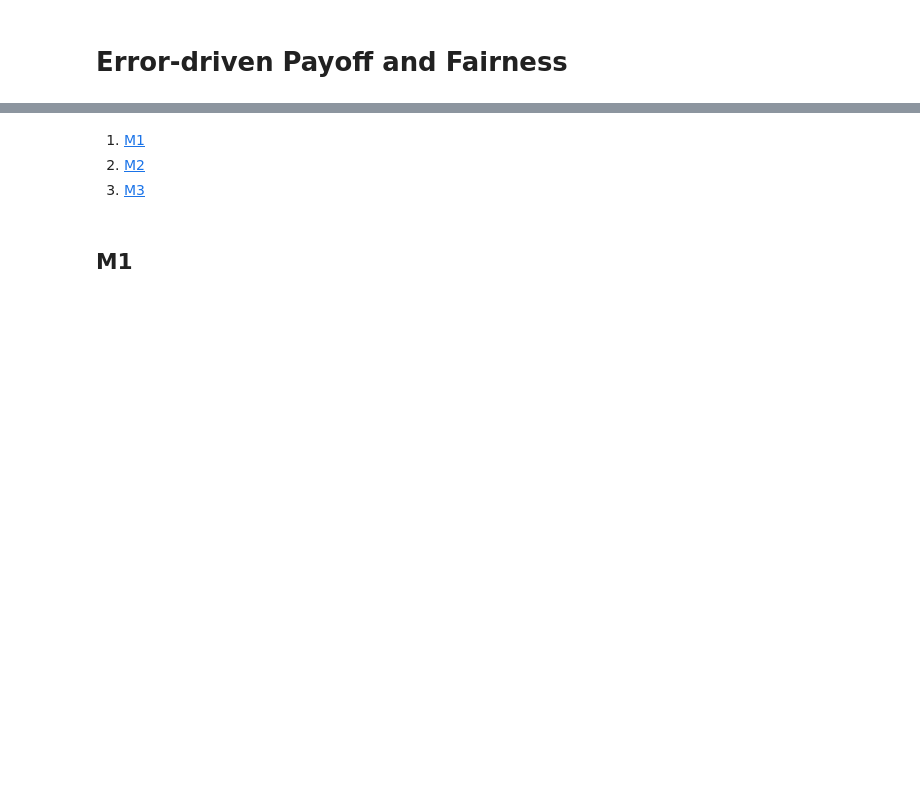
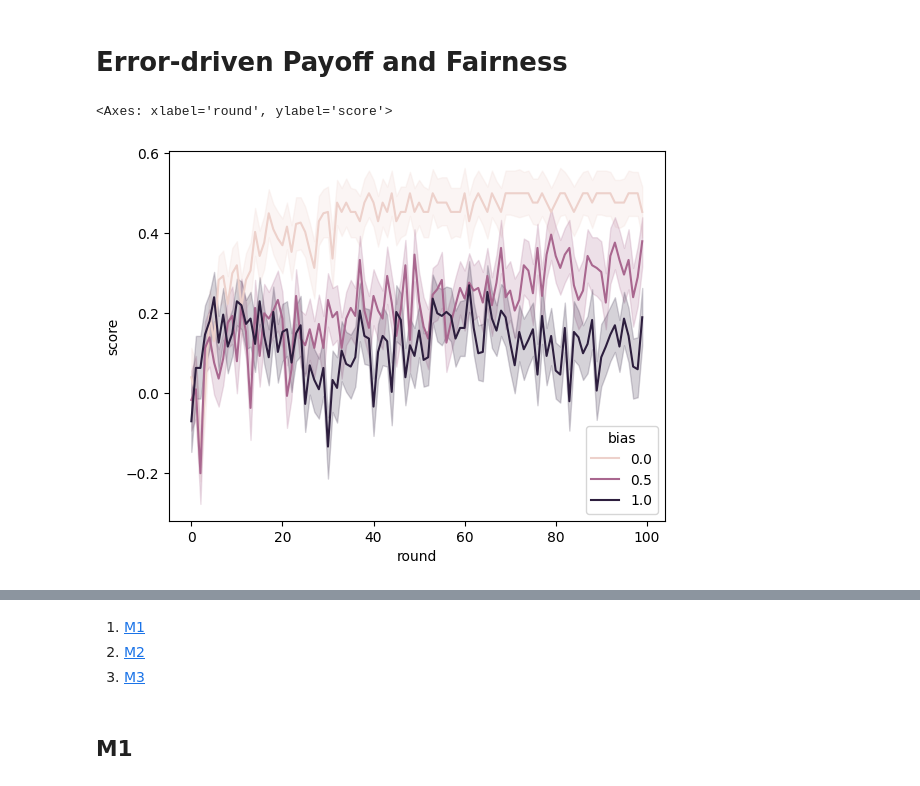
Before and after one commit to EAndrade-Lotero/Cognitive_Models_El_Farol_Bar_Problem, a Jupyter notebook: Notebooks/test_Payoff_and_Fairness.ipynb, the cells around one changed output, grey strips where cells are left out. Cells and saved outputs as stored; diff of their text form; code cells hidden in the pictures; blank space fills up the shorter version.

```diff
--- a/Notebooks/test_Payoff_and_Fairness.ipynb
+++ b/Notebooks/test_Payoff_and_Fairness.ipynb
@@ -8,0 +16,42 @@ warnings.filterwarnings("ignore")
+# %%
+fixed_parameters = {
+	"threshold":0.5,
+	"num_agents":6,
+}
+free_parameters = {
+	"learning_rate": 0.2,
+	"bias": 1,
+    "individual_threshold": 0.4,
+	"inverse_temperature":16
+}
+simulation_parameters = {
+	'num_episodes':50,
+	'num_rounds':100,
+	'verbose':False
+}
+# %%
+df_list = []
+list_biases = [0, 0.5, 1]
+
+
+for bias in list_biases:
+    free_parameters['bias'] = bias
+    df = Performer.sim(
+        agent_class=FairnessM1,
+        fixed_parameters=fixed_parameters,
+        free_parameters=free_parameters,
+        simulation_parameters=simulation_parameters,
+    )
+    df['bias'] = bias
+    df_list.append(df)
+
+df = pd.concat(df_list, ignore_index=True)
+# %%
+sns.lineplot(
+    x='round', y='score',
+    hue='bias',
+    data=df,
+)
+# %% [output]
+<Axes: xlabel='round', ylabel='score'>
+[figure, added]
```
Also changed, not shown: parts of 11 cells of this notebook, 3 other files.
